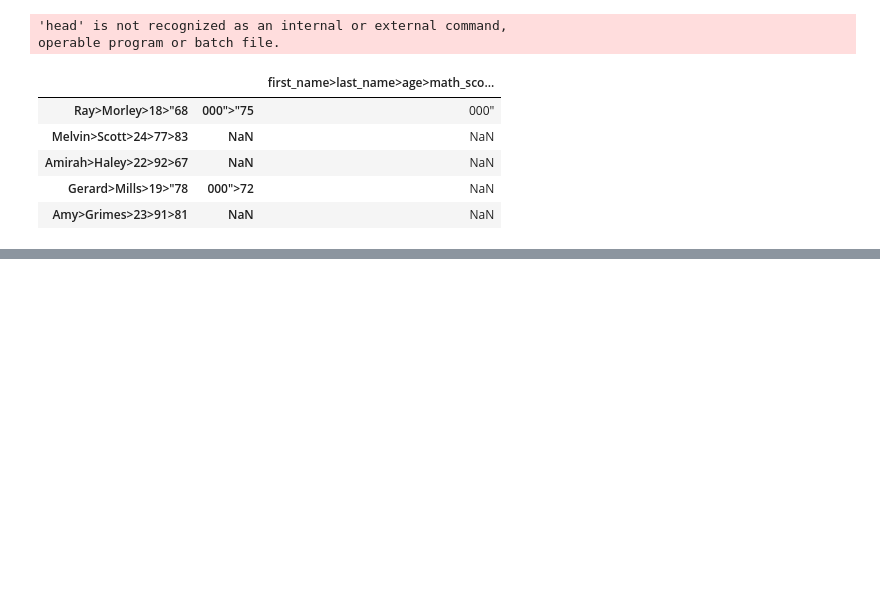
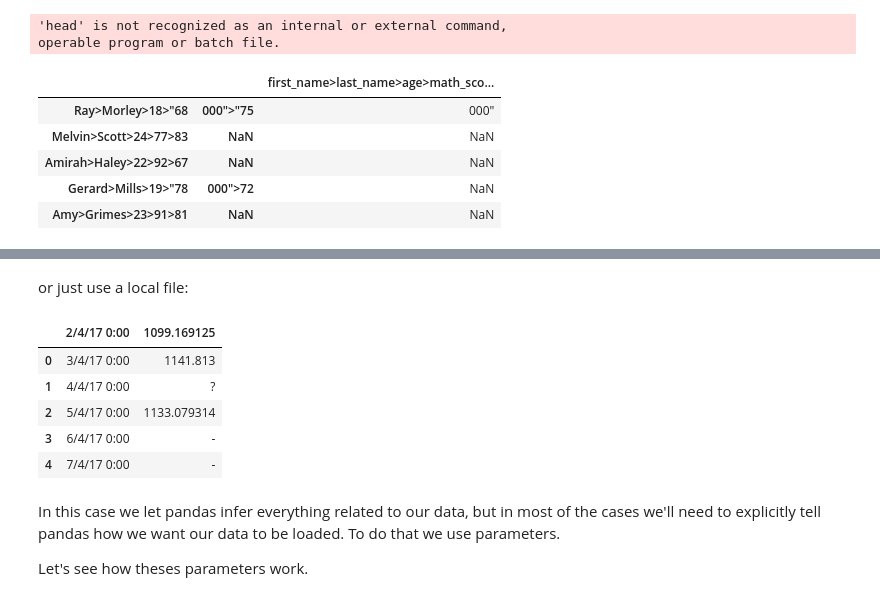
Before and after one commit to muhammadhananbaloch/Data-Analysis, a Jupyter notebook: Reading Data/Reading Data Introduction.ipynb, the cells around one changed output, grey strips where cells are left out. Drawn from its saved outputs; the diff is of its cells as text; code cells hidden in the pictures; blank space fills up the shorter version.

```diff
--- a/Reading Data/Reading Data Introduction.ipynb
+++ b/Reading Data/Reading Data Introduction.ipynb
@@ -95,0 +181,16 @@ pd.read_csv('exam_review.csv').head()
+# %% [markdown]
+or just use a local file:
+# %%
+df = pd.read_csv('btc-market-price.csv')
+df.head()
+# %% [output]
+|  | 2/4/17 0:00 | 1099.169125 |
+| 0 | 3/4/17 0:00 | 1141.813 |
+| 1 | 4/4/17 0:00 | ? |
+| 2 | 5/4/17 0:00 | 1133.079314 |
+| 3 | 6/4/17 0:00 | - |
+| 4 | 7/4/17 0:00 | - |
+# %% [markdown]
+In this case we let pandas infer everything related to our data, but in most of the cases we'll need to explicitly tell pandas how we want our data to be loaded. To do that we use parameters.
+
+Let's see how theses parameters work.
```
Also changed, not shown: parts of 11 cells of this notebook.
